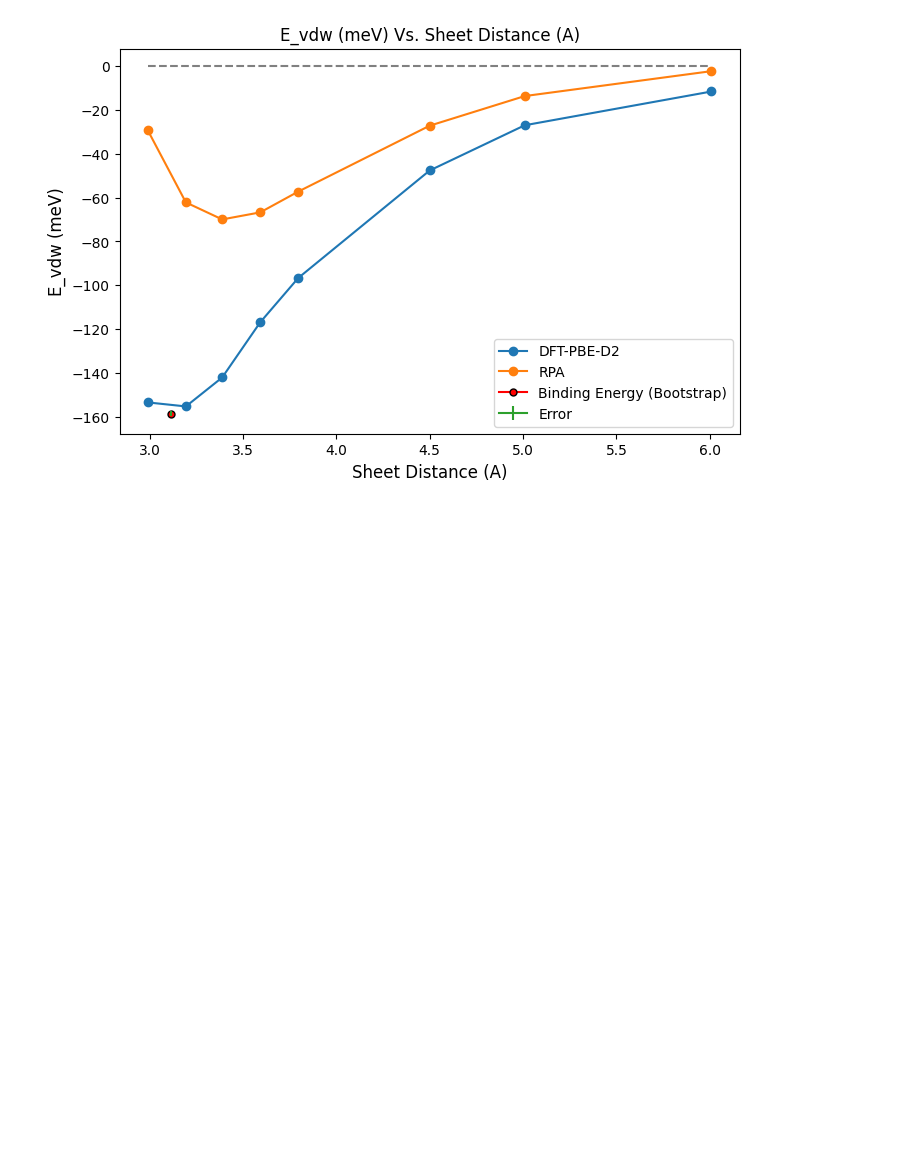
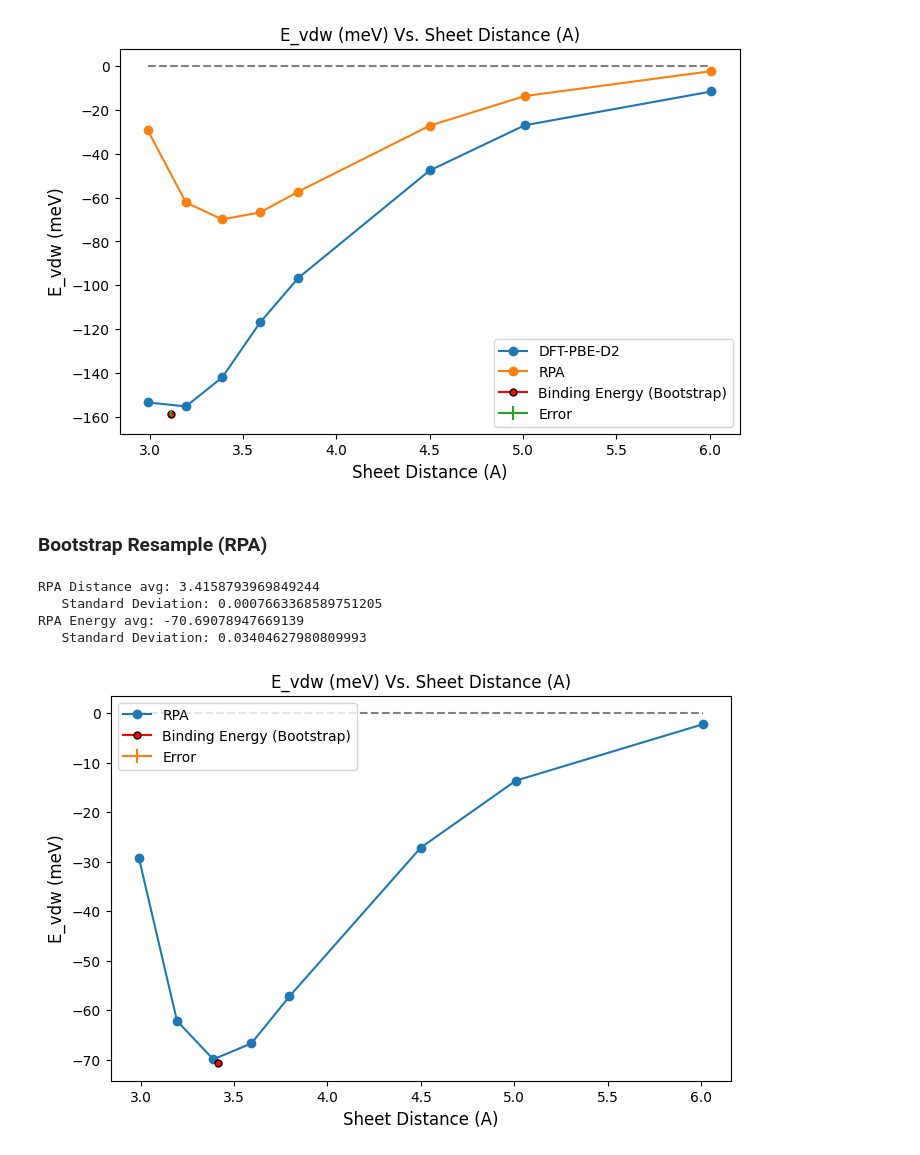
Before and after one commit to kkleiner1/hBN_water_interaction_from_dft, a Jupyter notebook: dft/hBN_water_interaction_energy_analysis/final_data_analysis.ipynb, the cells around one changed output. Saved outputs shown, nothing was run; the diff lists cells and outputs as text; code cells hidden in the pictures; blank space fills up the shorter version.

Commit message:
Added Bootstrap to RPA Data

```diff
--- a/dft/hBN_water_interaction_energy_analysis/final_data_analysis.ipynb
+++ b/dft/hBN_water_interaction_energy_analysis/final_data_analysis.ipynb
@@ -241,6 +241,34 @@ plt.legend()
 plt.show()
 # %% [output]
 [figure]
+# %% [markdown]
+### Bootstrap Resample (RPA)
+# %%
+rpa_dist_mean, rpa_dist_std, rpa_E_mean, rpa_E_std = bootStrap(sheet_distance[0:7], rpa[0:7])
+print("RPA Distance avg:", rpa_dist_mean)
+print("   Standard Deviation:", rpa_dist_std)
+print("RPA Energy avg:", rpa_E_mean)
+print("   Standard Deviation:", rpa_E_std)
+# %% [output]
+RPA Distance avg: 3.4158793969849244
+   Standard Deviation: 0.0007663368589751205
+RPA Energy avg: -70.69078947669139
+   Standard Deviation: 0.03404627980809993
+# %%
+fig, ax = plt.subplots()
+plt.title("E_vdw (meV) Vs. Sheet Distance (A)")
+ax.set_xlabel('Sheet Distance (A)',fontsize=12)
+ax.set_ylabel('E_vdw (meV)',fontsize=12)
+ax.plot(sheet_distance, rpa, "o-",label="RPA")
+ax.plot(rpa_dist_mean, rpa_E_mean, marker="o", markersize=5, markeredgecolor="black", markerfacecolor="red", color="red", label="Binding Energy (Bootstrap)")
+ax.errorbar(rpa_dist_mean, rpa_E_mean, rpa_E_std, label="Error")
+fig.set_size_inches(8, 5)
+fig.set_dpi(100)
+plt.hlines(y=0, xmin=2.9907, xmax=6.0093, color="grey", linestyles="--")
+plt.legend()
+plt.show()
+# %% [output]
+[figure, added]
 # %%
 fig, ax = plt.subplots()
 plt.title("E_vdw (meV) Vs. Sheet Distance (A)")
```
Also changed, not shown: parts of 1 cell of this notebook.
